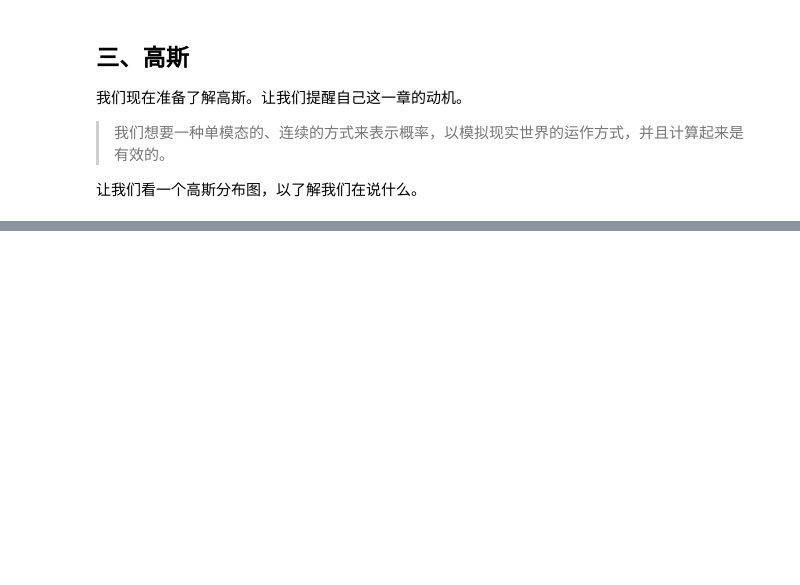
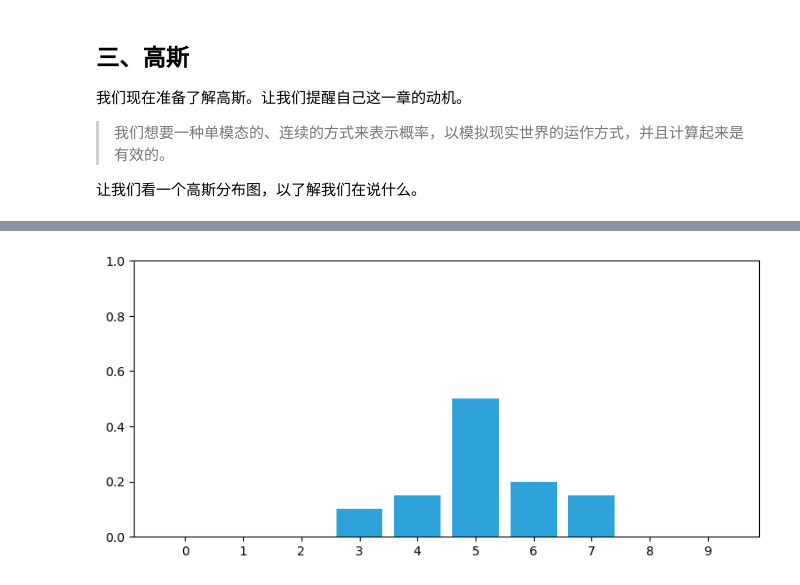
Before and after one commit to SunJianboGitHub/KalmanFilter, a Jupyter notebook: 03-高斯.ipynb, the cells around one changed output, grey strips where cells are left out. Drawn from its saved outputs; the diff is of its cells as text; code cells hidden in the pictures; blank space fills up the shorter version.

```diff
--- a/03-高斯.ipynb
+++ b/03-高斯.ipynb
@@ -343,0 +355,7 @@ plot_gaussian_pdf(mean=1.8, variance=0.1414**2,
+# %%
+from lean.kf_book import book_plots as book_plots
+
+belief = [0., 0., 0., 0.1, 0.15, 0.5, 0.2, .15, 0, 0]
+book_plots.bar_plot(belief)
+# %% [output]
+[figure, added]
```
Also changed, not shown: parts of 49 cells of this notebook.
